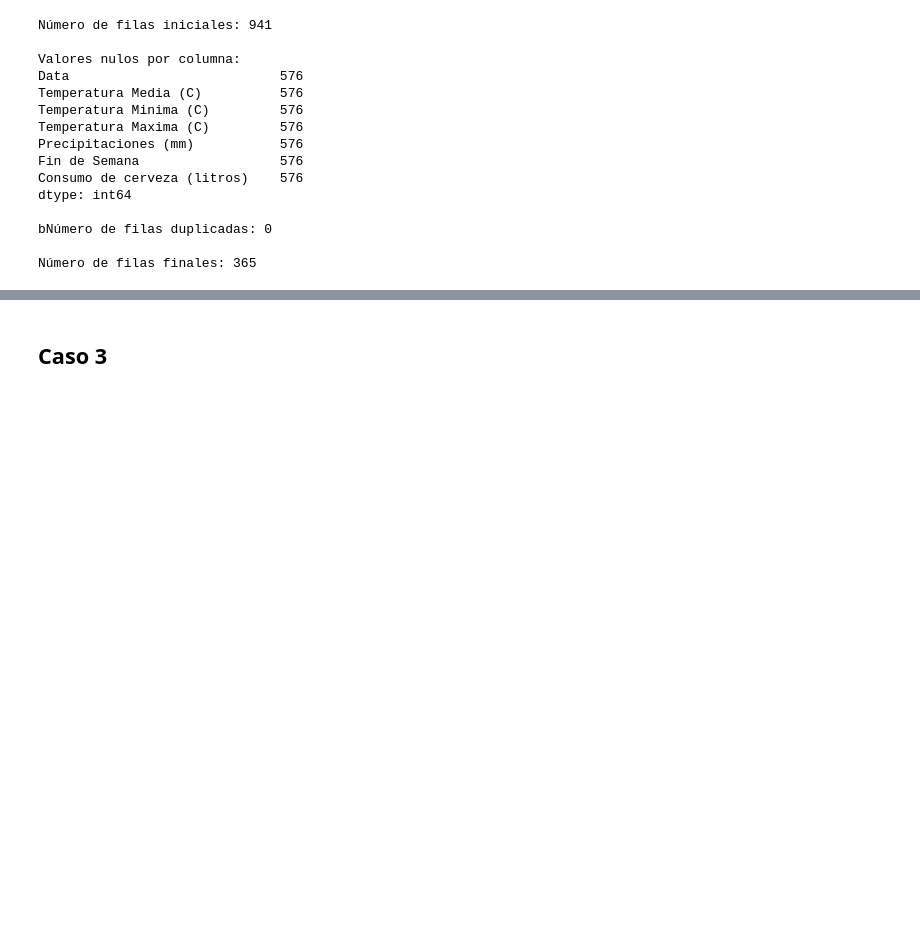
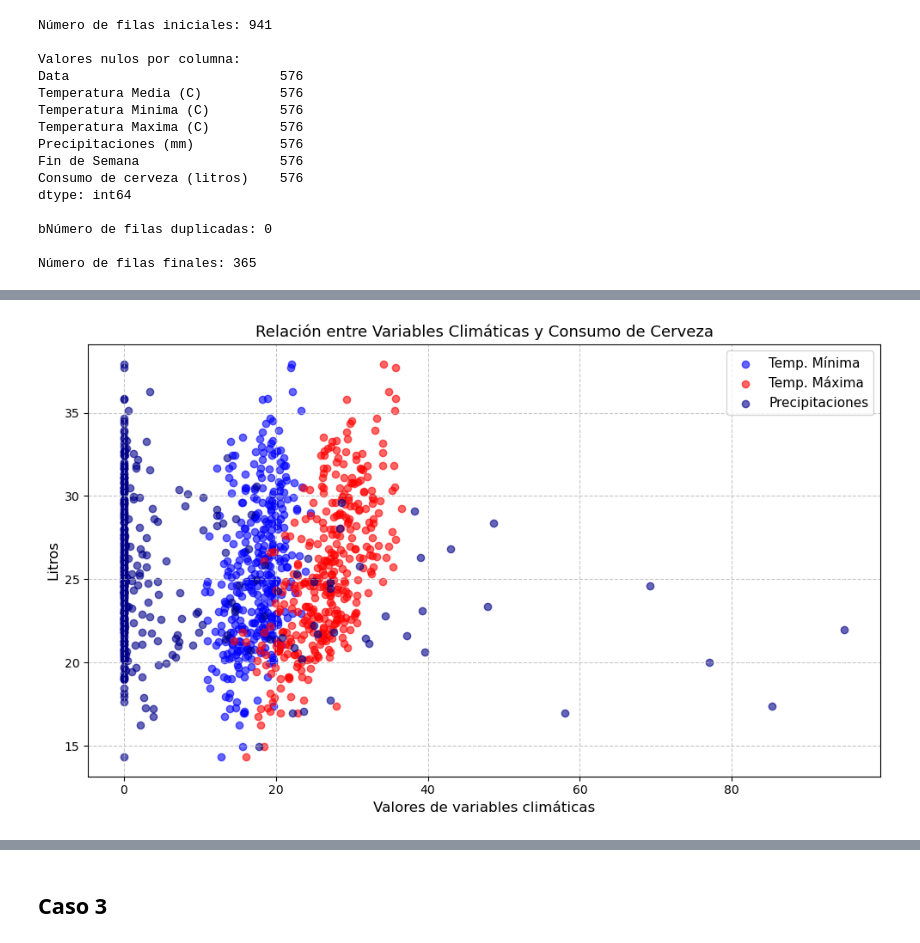
Before and after one commit to Carmoruda/Data_Mining, a Jupyter notebook: LAB04/Practica_1_GRUPOC5.ipynb, the cells around one changed output, grey strips where cells are left out. Cells and saved outputs as stored; diff of their text form; code cells hidden in the pictures; blank space fills up the shorter version.

```diff
--- a/LAB04/Practica_1_GRUPOC5.ipynb
+++ b/LAB04/Practica_1_GRUPOC5.ipynb
@@ -76,0 +307,32 @@ Número de filas finales: 365
+# %%
+# Creamos un único gráfico con los tres scatter plots
+plt.figure(figsize=(10, 6))
+
+# 1.1 Relación entre Temp. Mínima vs Consumo en Azul
+scatter_tmin = plt.scatter(df['Temperatura Minima (C)'], df['Consumo de cerveza (litros)'],
+                          alpha=0.6, color='blue')
+
+# 1.2 Relación entre Temp. Máxima vs Consumo en Rojo
+scatter_tmax = plt.scatter(df['Temperatura Maxima (C)'], df['Consumo de cerveza (litros)'],
+                          alpha=0.6, color='red')
+
+# 1.3 Relación entre Precipitaciones vs Consumo en Azul Oscuro
+scatter_precip = plt.scatter(df['Precipitaciones (mm)'], df['Consumo de cerveza (litros)'],
+                            alpha=0.6, color='darkblue')
+
+#1.4 Añadimos título y etiquetas
+plt.title('Relación entre Variables Climáticas y Consumo de Cerveza', fontsize=13)
+plt.xlabel('Valores de variables climáticas', fontsize=12)
+plt.ylabel('Litros', fontsize=12)
+
+#1.5 Añadimos la leyenda con los objetos scatter
+plt.legend(handles=[scatter_tmin, scatter_tmax, scatter_precip],
+          labels=['Temp. Mínima', 'Temp. Máxima', 'Precipitaciones'],
+          fontsize=11, loc='upper right')
+
+#1.6 Añadimos cuadrícula
+plt.grid(True, linestyle='--', alpha=0.7)
+plt.tight_layout()
+plt.show()
+# %% [output]
+[figure, added]
```
Also changed, not shown: parts of 30 cells of this notebook.
